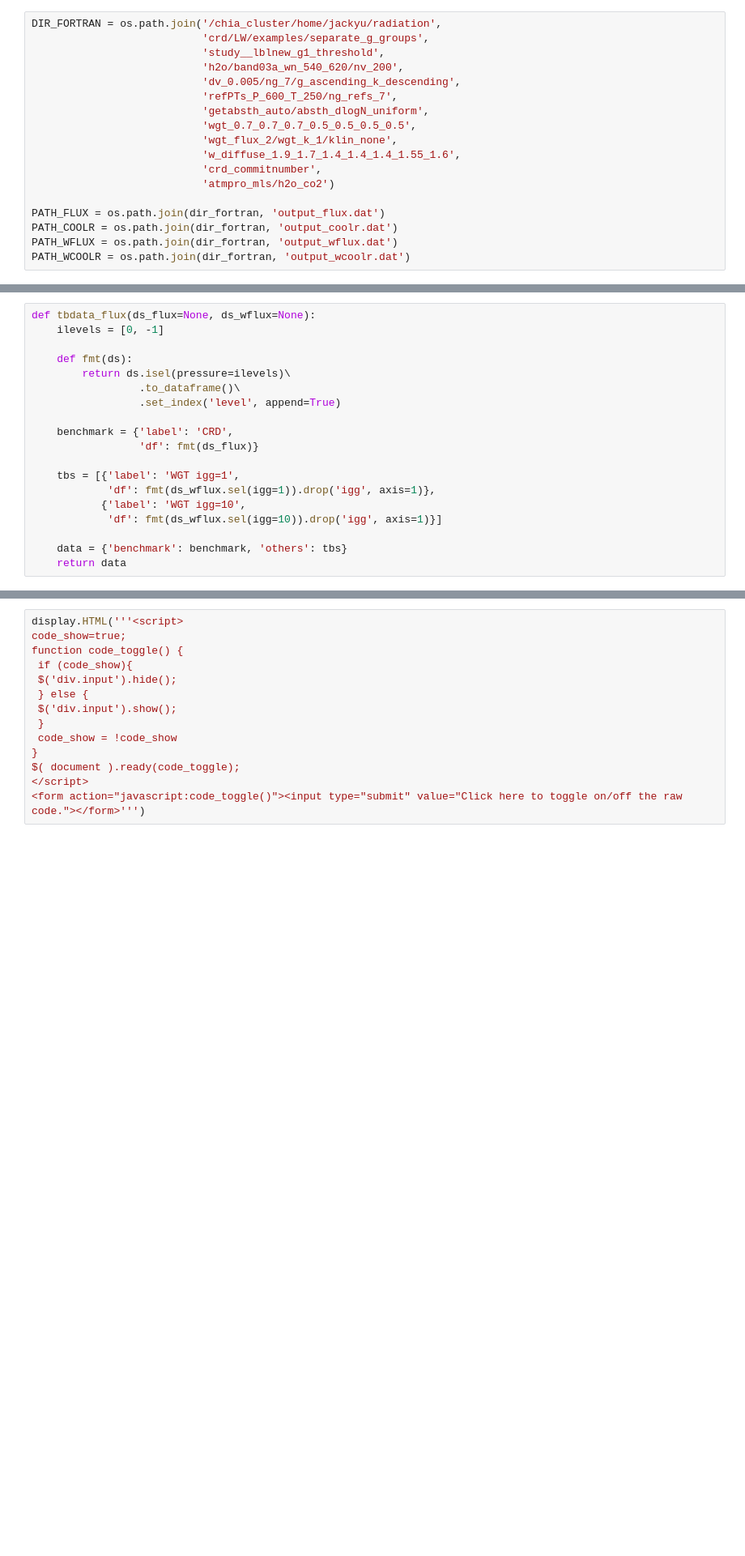
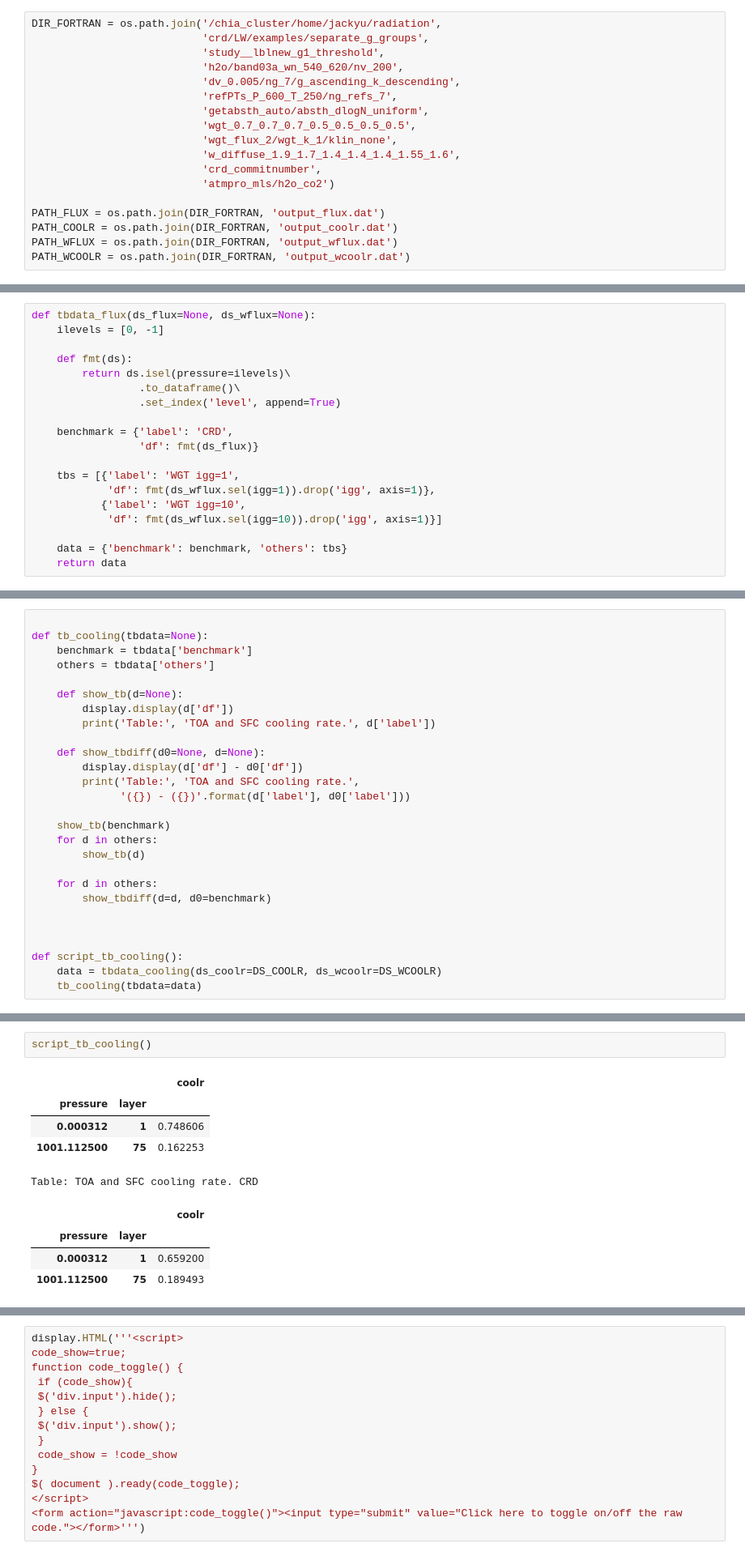
Before and after one commit to qAp/climatools, a Jupyter notebook: climatools/lblnew/results_overlap.ipynb, the cells around one changed output, grey strips where cells are left out. Shown at 81% size. Drawn from its saved outputs; the diff is of its cells as text; blank space fills up the shorter version.

Commit message:
Create cooling summary tables for 'overlap' runs
Show cooling rate values at the TOA and SFC for
lblnew's "overlap" runs.

```diff
--- a/climatools/lblnew/results_overlap.ipynb
+++ b/climatools/lblnew/results_overlap.ipynb
@@ -34,10 +34,10 @@ DIR_FORTRAN = os.path.join('/chia_cluster/home/jackyu/radiation',
                            'crd_commitnumber',
                            'atmpro_mls/h2o_co2')
 
-PATH_FLUX = os.path.join(dir_fortran, 'output_flux.dat')
-PATH_COOLR = os.path.join(dir_fortran, 'output_coolr.dat')
-PATH_WFLUX = os.path.join(dir_fortran, 'output_wflux.dat')
-PATH_WCOOLR = os.path.join(dir_fortran, 'output_wcoolr.dat')
+PATH_FLUX = os.path.join(DIR_FORTRAN, 'output_flux.dat')
+PATH_COOLR = os.path.join(DIR_FORTRAN, 'output_coolr.dat')
+PATH_WFLUX = os.path.join(DIR_FORTRAN, 'output_wflux.dat')
+PATH_WCOOLR = os.path.join(DIR_FORTRAN, 'output_wcoolr.dat')
 # %%
 def load_lblnew_output_file(path_csv):
     '''
@@ -213,0 +198,27 @@ Table: TOA and SFC flux. (WGT igg=10) - (CRD)
+# %%
+
+def tb_cooling(tbdata=None):
+    benchmark = tbdata['benchmark']
+    others = tbdata['others']
+
+    def show_tb(d=None):
+        display.display(d['df'])
+        print('Table:', 'TOA and SFC cooling rate.', d['label'])
+
+    def show_tbdiff(d0=None, d=None):
+        display.display(d['df'] - d0['df'])
+        print('Table:', 'TOA and SFC cooling rate.',
+              '({}) - ({})'.format(d['label'], d0['label']))
+
+    show_tb(benchmark)
+    for d in others:
+        show_tb(d)
+
+    for d in others:
+        show_tbdiff(d=d, d0=benchmark)
+
+
+
+def script_tb_cooling():
+    data = tbdata_cooling(ds_coolr=DS_COOLR, ds_wcoolr=DS_WCOOLR)
+    tb_cooling(tbdata=data)
@@ -213,0 +258,12 @@ Table: TOA and SFC flux. (WGT igg=10) - (CRD)
+# %%
+script_tb_cooling()
+# %% [output]
+|  |  | coolr |
+| pressure | layer |  |
+| 0.000312 | 1 | 0.748606 |
+| 1001.112500 | 75 | 0.162253 |
+Table: TOA and SFC cooling rate. CRD
+|  |  | coolr |
+| pressure | layer |  |
+| 0.000312 | 1 | 0.659200 |
+| 1001.112500 | 75 | 0.189493 |
```
Also changed, not shown: parts of 8 cells of this notebook.
